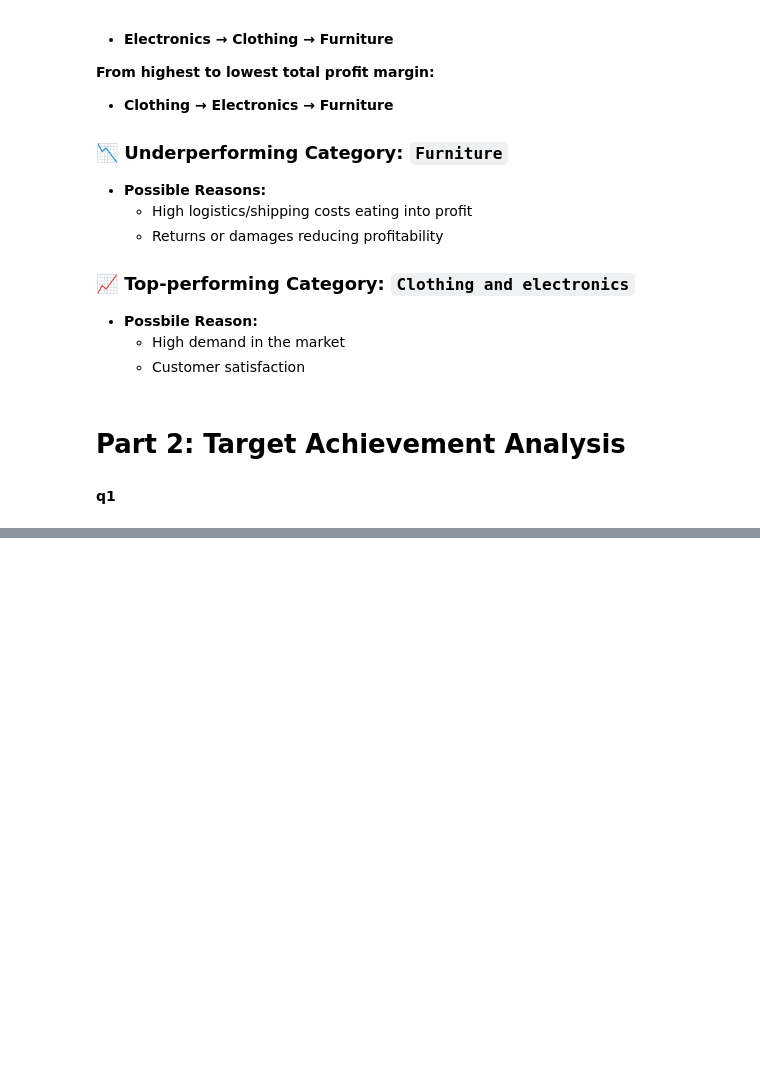
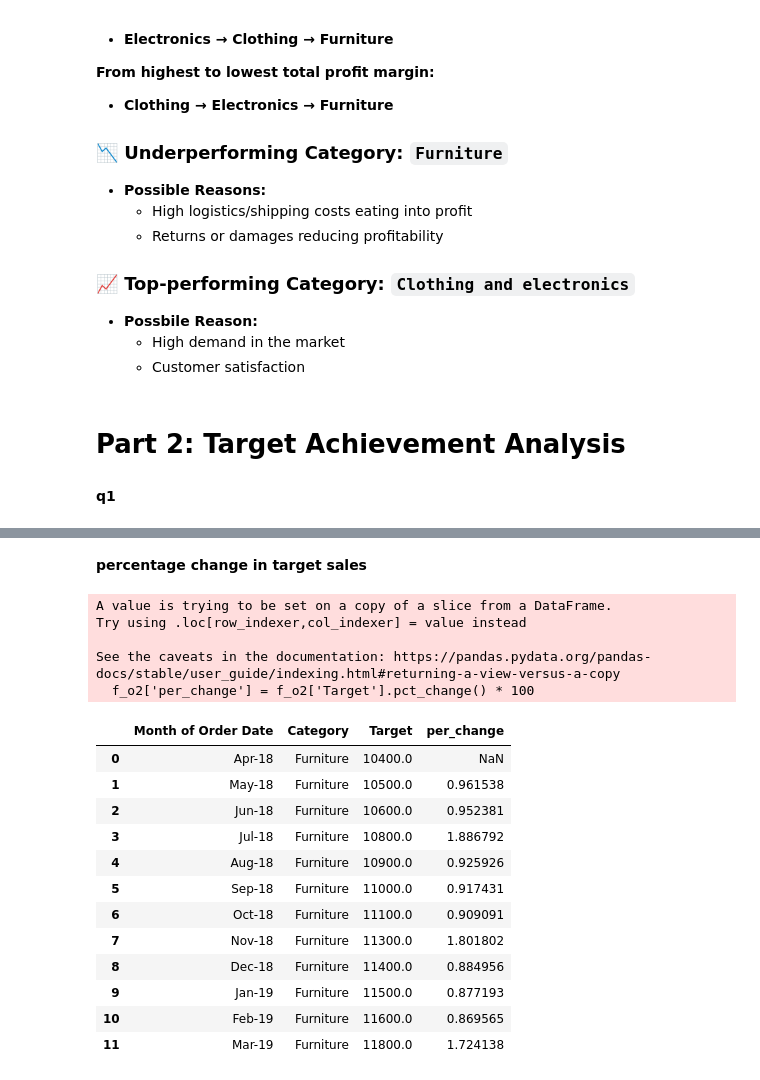
Before and after one commit to KoKoustav/jar-internship, a Jupyter notebook: sales_analysis.ipynb, the cells around one changed output, grey strips where cells are left out. Cells and saved outputs as stored; diff of their text form; code cells hidden in the pictures; blank space fills up the shorter version.

```diff
--- a/sales_analysis.ipynb
+++ b/sales_analysis.ipynb
@@ -166,0 +195,25 @@ final_df[['Category','avg_profit_per_order','total_profit_mergin']]
+# %% [markdown]
+ **percentage change in target sales**
+# %%
+f_o2 = o2[o2['Category']== 'Furniture']
+f_o2['per_change'] = f_o2['Target'].pct_change() * 100
+f_o2
+# %% [output]
+A value is trying to be set on a copy of a slice from a DataFrame.
+Try using .loc[row_indexer,col_indexer] = value instead
+
+See the caveats in the documentation: https://pandas.pydata.org/pandas-docs/stable/user_guide/indexing.html#returning-a-view-versus-a-copy
+  f_o2['per_change'] = f_o2['Target'].pct_change() * 100
+|  | Month of Order Date | Category | Target | per_change |
+| 0 | Apr-18 | Furniture | 10400.0 | NaN |
+| 1 | May-18 | Furniture | 10500.0 | 0.961538 |
+| 2 | Jun-18 | Furniture | 10600.0 | 0.952381 |
+| 3 | Jul-18 | Furniture | 10800.0 | 1.886792 |
+| 4 | Aug-18 | Furniture | 10900.0 | 0.925926 |
+| 5 | Sep-18 | Furniture | 11000.0 | 0.917431 |
+| 6 | Oct-18 | Furniture | 11100.0 | 0.909091 |
+| 7 | Nov-18 | Furniture | 11300.0 | 1.801802 |
+| 8 | Dec-18 | Furniture | 11400.0 | 0.884956 |
+| 9 | Jan-19 | Furniture | 11500.0 | 0.877193 |
+| 10 | Feb-19 | Furniture | 11600.0 | 0.869565 |
+| 11 | Mar-19 | Furniture | 11800.0 | 1.724138 |
```
Also changed, not shown: parts of 18 cells of this notebook.
